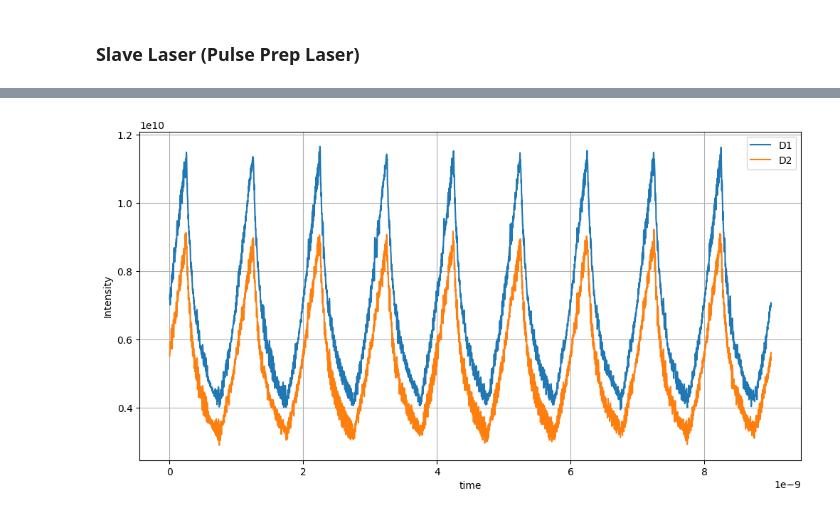
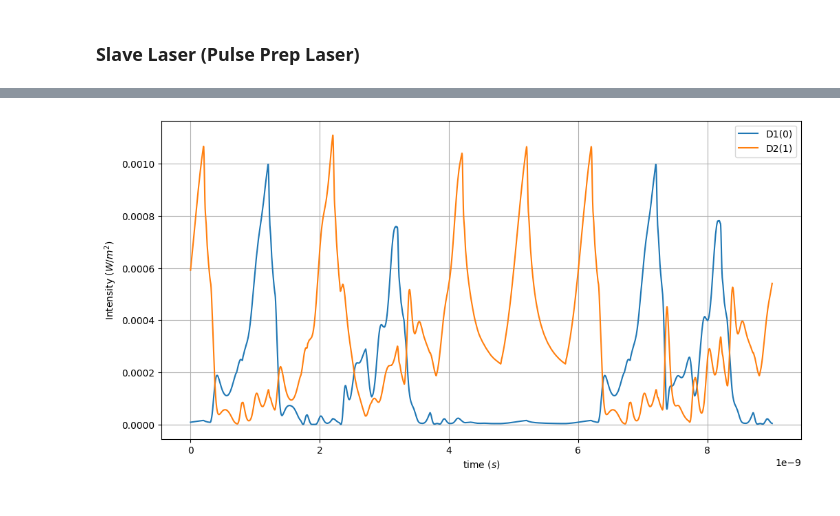
Before and after one commit to shashankg687/Univeral_QKD_Transmitter, a Jupyter notebook: Anshurup/laser dynamics.ipynb, the cells around one changed output, grey strips where cells are left out. Drawn from its saved outputs; the diff is of its cells as text; code cells hidden in the pictures.

Commit message:
latest
added units in graph

```diff
--- a/Anshurup/laser dynamics.ipynb
+++ b/Anshurup/laser dynamics.ipynb
@@ -561,7 +631,7 @@ class SlaveLaser(Laser):
     Slave Laser class\n
     Parent: Laser class
     """
-    def __init__(self, name, fr_freq=0, N0=N_transparent, S0=0.001, Phi0=0.001):
+    def __init__(self, name, fr_freq=0, N0=N_transparent, S0= err_fault, Phi0= err_fault):
         super().__init__(name, fr_freq, N0, S0, Phi0)
 
         self.master_laser = None
@@ -609,0 +689,30 @@ No. of samples 5000
+# %%
+# laser simulator outputs
+simulation_data = laser_simulator.values()
+
+# Time interval for Average power
+time_interval = len(simulation_data['time'][master_laser.name]) // 2
+#print("samples:", time_interval)
+
+# Kappa calculation κ ∝ √(P_master / P_slave)
+P_master = np.mean(np.abs(np.array(simulation_data['optical_fields'][master_laser.name][int(0.9 * time_interval):time_interval]))**2)
+P_slave = np.mean(np.abs(np.array(simulation_data['optical_fields'][slave_laser.name][int(0.9 * time_interval):time_interval]))**2)
+
+R_inj = P_master / (P_slave + err_fault)
+""" Ratio of Power Injection """
+
+# Power Ratio
+print(f"Avg Master laser Power: {P_master: .6f} Slave laser Power: {P_slave: .6f}")
+print(f"Injection Ratio: {(10 * np.log10(R_inj)) : .4f} dB\n")
+
+Kappa_exp = Gamma_cap / (2 * Tau_p) * np.sqrt(R_inj)
+""" Experimental OIL coupling term (Hz) """
+
+print(f"K Theoretical: {np.format_float_scientific(Kappa, precision=4, exp_digits= 3)}\nK Experimental: {np.format_float_scientific(Kappa_exp, precision=4, exp_digits= 3)}")
+
+# Set Kappa to experimental (Change the if(bool))
+if(False):
+    Kappa = Kappa_exp
+
+    # Allow Kappa change
+    print("Kappa set to experimental")
@@ -763,7 +1017,9 @@ class AMZI:
 # %%
-AMZI_interferometer = AMZI(t_unit)
-AMZI_interferometer.simulate_DPS(simulation_data['optical_fields'][slave_laser.name],
+AMZI_interferometer = AMZI(time_delay)
+AMZI_interferometer.adjust_arm_phases(long_arm_phase= PhaseCorrection)
+
+AMZI_interferometer.simulate(simulation_data['optical_fields'][slave_laser.name],
                                  simulation_data['time'][slave_laser.name])
 AMZI_interferometer.plot_SPD_data()
 # %% [output]
-[figure, old version]
+[figure, new version]
```
Also changed, not shown: parts of 34 cells of this notebook.
